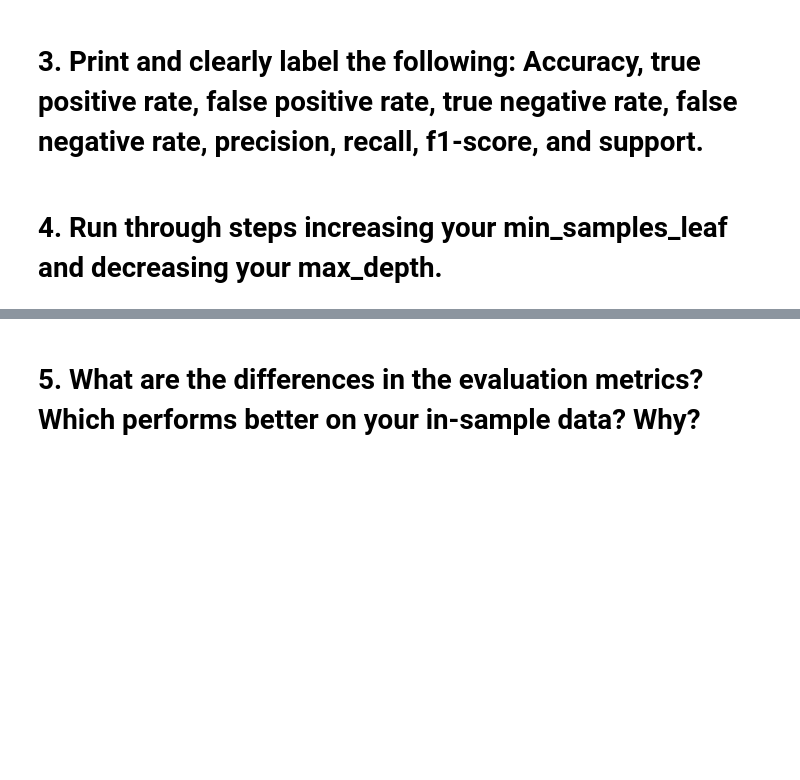
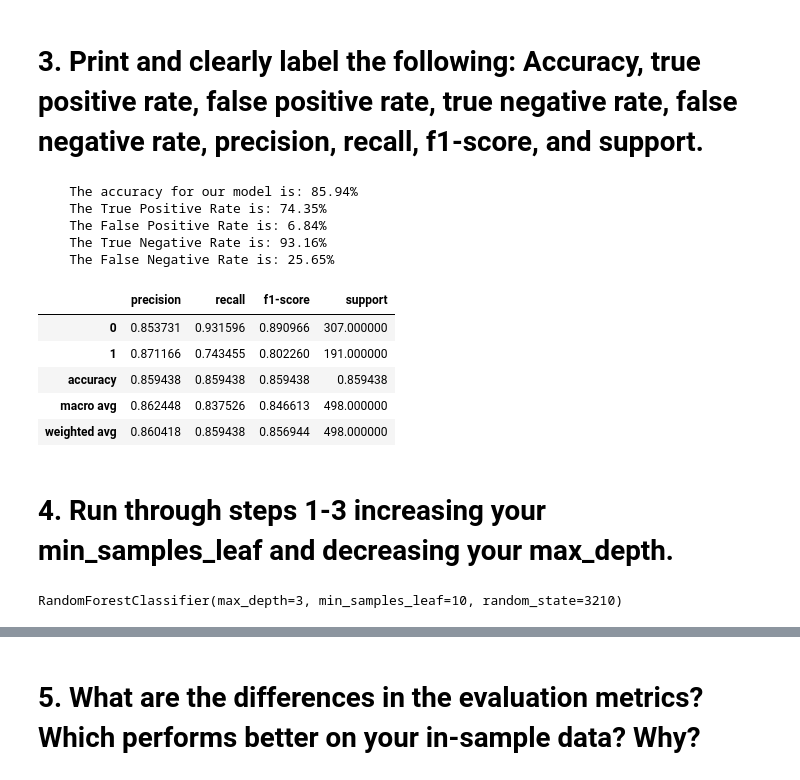
Before and after one commit to o0amandagomez0o/classification-exercises, a Jupyter notebook: model.ipynb, the cells around one changed output, grey strips where cells are left out. Saved outputs shown, nothing was run; the diff lists cells and outputs as text; code cells hidden in the pictures; blank space fills up the shorter version.

```diff
--- a/model.ipynb
+++ b/model.ipynb
@@ -615,4 +634,37 @@ pd.crosstab(y_train, y_pred)
 # %% [markdown]
 # 3. Print and clearly label the following: Accuracy, true positive rate, false positive rate, true negative rate, false negative rate, precision, recall, f1-score, and support.
+# %%
+#create a function to calculate the metrics
+def get_metrics(rf):
+    accuracy = rf.score(X_train, y_train)
+    class_report = pd.DataFrame(classification_report(y_train, y_pred, output_dict=True)).T
+    tpr = confm[1][1] / confm[1].sum()
+    fpr = confm[0][1] / confm[0].sum()
+    tnr = confm[0][0] / confm[0].sum()
+    fnr = confm[1][0] / confm[1].sum()
+    print(f'''
+    The accuracy for our model is: {accuracy:.2%}
+    The True Positive Rate is: {tpr:.2%}
+    The False Positive Rate is: {fpr:.2%}
+    The True Negative Rate is: {tnr:.2%}
+    The False Negative Rate is: {fnr:.2%}
+
+
+    ''')
+    return class_report
+# %%
+get_metrics(rf)
+# %% [output]
+    The accuracy for our model is: 85.94%
+    The True Positive Rate is: 74.35%
+    The False Positive Rate is: 6.84%
+    The True Negative Rate is: 93.16%
+    The False Negative Rate is: 25.65%
+|  | precision | recall | f1-score | support |
+| 0 | 0.853731 | 0.931596 | 0.890966 | 307.000000 |
+| 1 | 0.871166 | 0.743455 | 0.802260 | 191.000000 |
+| accuracy | 0.859438 | 0.859438 | 0.859438 | 0.859438 |
+| macro avg | 0.862448 | 0.837526 | 0.846613 | 498.000000 |
+| weighted avg | 0.860418 | 0.859438 | 0.856944 | 498.000000 |
 # %% [markdown]
-# 4. Run through steps increasing your min_samples_leaf and decreasing your max_depth.
+# 4. Run through steps 1-3 increasing your min_samples_leaf and decreasing your max_depth.
@@ -618,0 +682,6 @@ pd.crosstab(y_train, y_pred)
+# %%
+# fit the model
+rf1 = rf1.fit(X_train, y_train)
+rf1
+# %% [output]
+RandomForestClassifier(max_depth=3, min_samples_leaf=10, random_state=3210)
```
Also changed, not shown: parts of 42 cells of this notebook.
